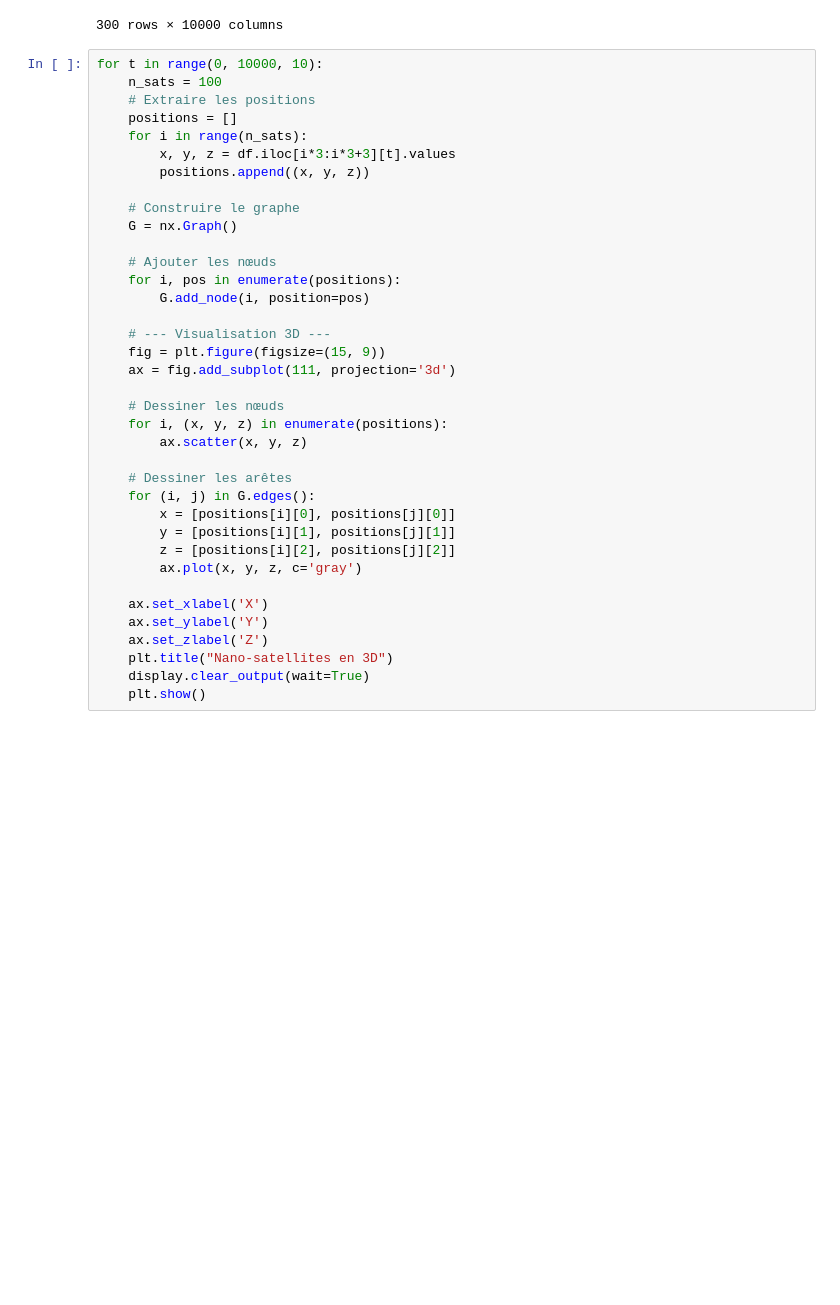
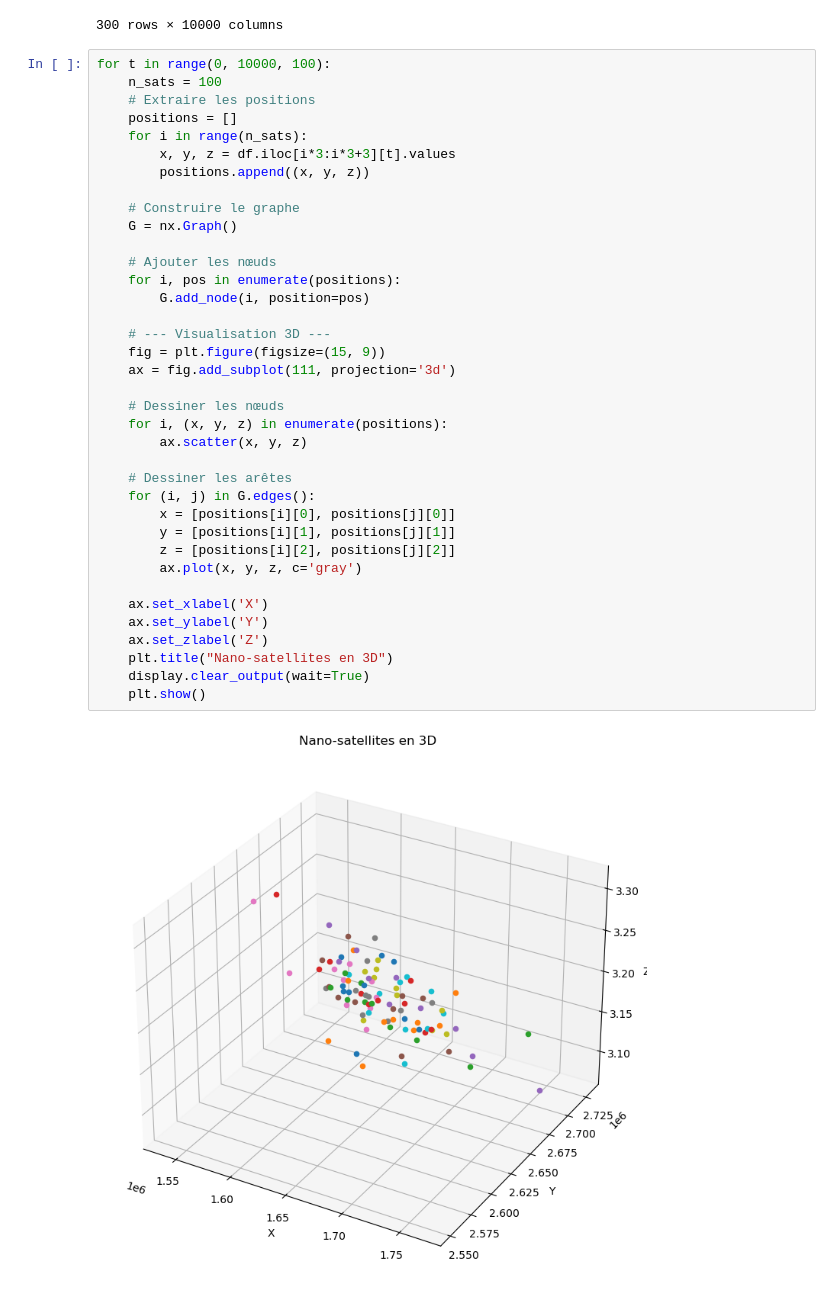
Before and after one commit to Emma-html/projet_reseaux_IA, a Jupyter notebook: representationSpatiale.ipynb, the cells around one changed output. Cells and saved outputs as stored; diff of their text form; blank space fills up the shorter version.

Commit message:
graphes supplémentaires + intermédiarité

```diff
--- a/representationSpatiale.ipynb
+++ b/representationSpatiale.ipynb
@@ -44,7 +43,7 @@ df
 | 299 | -2.044472e+06 | -2.037504e+06 | -2.030446e+06 | -2.023298e+06 | -2.016061e+06 | -2.008735e+06 | -2.001320e+06 | -1.993817e+06 | -1.986227e+06 | -1.978548e+06 | ... | ... |
 300 rows × 10000 columns
 # %%
-for t in range(0, 10000, 10):
+for t in range(0, 10000, 100):
     n_sats = 100
     # Extraire les positions
     positions = []
@@ -54,31 +53,32 @@ for t in range(0, 10000, 10):
 
     # Construire le graphe
     G = nx.Graph()
 
     # Ajouter les nœuds
     for i, pos in enumerate(positions):
         G.add_node(i, position=pos)
 
     # --- Visualisation 3D ---
     fig = plt.figure(figsize=(15, 9))
     ax = fig.add_subplot(111, projection='3d')
 
     # Dessiner les nœuds
     for i, (x, y, z) in enumerate(positions):
         ax.scatter(x, y, z)
 
     # Dessiner les arêtes
     for (i, j) in G.edges():
         x = [positions[i][0], positions[j][0]]
         y = [positions[i][1], positions[j][1]]
         z = [positions[i][2], positions[j][2]]
         ax.plot(x, y, z, c='gray')
 
     ax.set_xlabel('X')
     ax.set_ylabel('Y')
     ax.set_zlabel('Z')
     plt.title("Nano-satellites en 3D")
     display.clear_output(wait=True)
     plt.show()
 # %% [output]
+[figure, added]
 KeyboardInterrupt:
```
Also changed, not shown: parts of 14 cells of this notebook, 1 other file.
